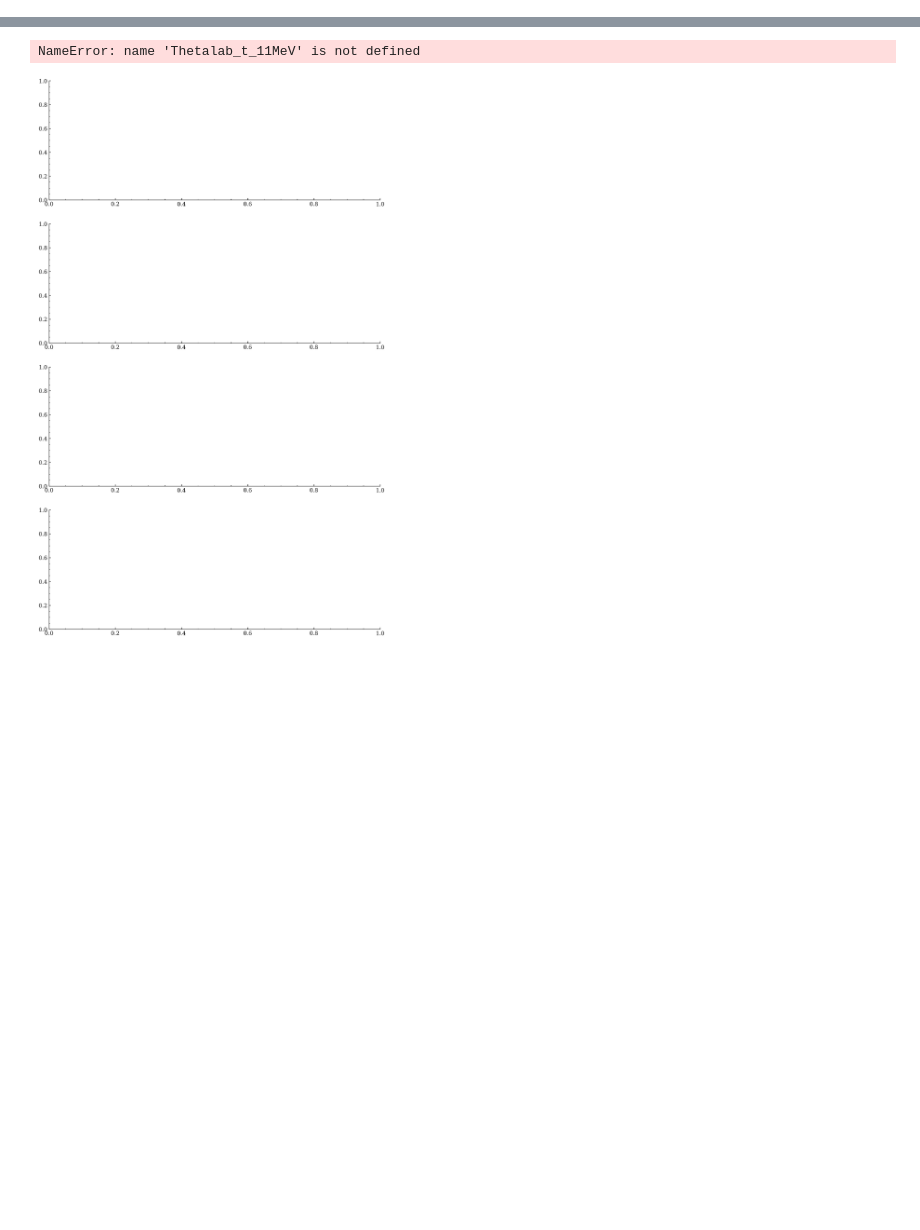
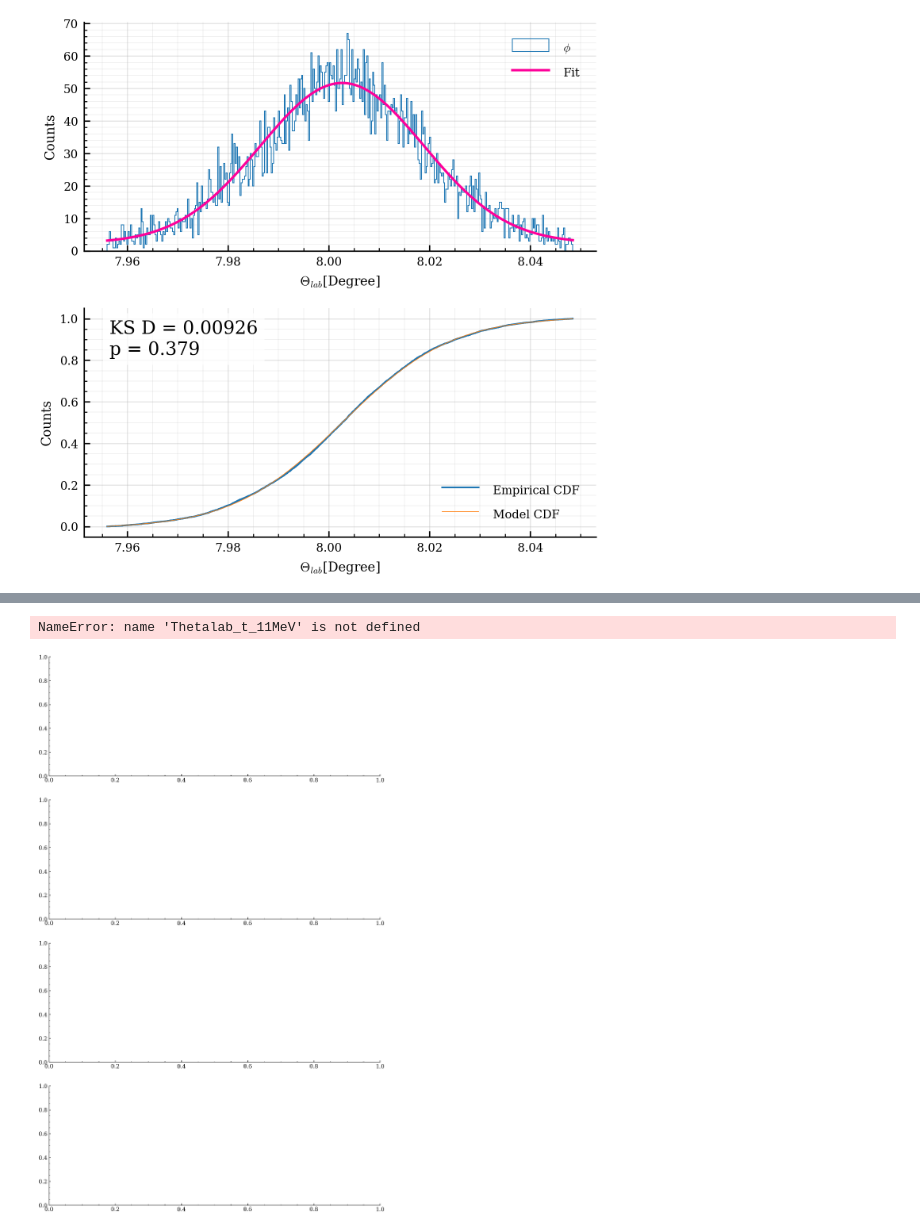
Before and after one commit to htametahI/G4EMMA, a Jupyter notebook: UserDir/ExcitationEnergy/check_results.ipynb, the cells around one changed output, grey strips where cells are left out. Cells and saved outputs as stored; diff of their text form; code cells hidden in the pictures; blank space fills up the shorter version.

```diff
--- a/UserDir/ExcitationEnergy/check_results.ipynb
+++ b/UserDir/ExcitationEnergy/check_results.ipynb
@@ -174,3 +243,70 @@ np.float64(7.8125)
+# %%
+fig, ax = plt.subplots(2, figsize = (5, 5))
+e = np.linspace(min(Exc), max(Exc), 10000)
+counts, edges, patches = ax[0].hist(Exc, bins = 400, histtype="step", linewidth=0.5,label = r"$\phi$")
+bin_width = edges[1] - edges[0]
+# NORMALIZATION!
+Z = stats.norm.cdf(hi, loc = E_hat, scale = sigma_hat) - stats.norm.cdf(lo, loc = E_hat, scale = sigma_hat)
+signal_density = stats.norm.pdf(e, loc=E_hat, scale=sigma_hat) / Z
+bkg_density = 1.0 / (hi - lo)
+
+expected_counts = N * bin_width * (f_hat * signal_density + (1 - f_hat) * bkg_density)
+ax[0].plot(e, expected_counts, color = "#FE019A", label = "Fit")
+# plt.xlim(11, 11.4)
+# plt.savefig("fit.png")
+
+# KS test:
+def model_cdf(t):
+    """CDF of mixture on [lo,hi]: f*truncNorm + (1-f)*Uniform."""
+    t = np.asarray(t, dtype=float)
+    out = np.empty_like(t)
+
+    out[t <= lo] = 0.0
+    out[t >= hi] = 1.0
+
+    mask = (t > lo) & (t < hi)
+    tt = t[mask]
+
+    # NORMALIZATION! truncated Gaussian CDF on [lo,hi]
+    Fs = (stats.norm.cdf(tt, loc=E_hat, scale=sigma_hat) - stats.norm.cdf(lo, loc=E_hat, scale=sigma_hat)) / Z
+    # uniform CDF on [lo,hi]
+    Fb = (tt - lo) / (hi - lo)
+
+    out[mask] = f_hat * Fs + (1.0 - f_hat) * Fb
+    return out
+
+D, p = stats.kstest(Exc, model_cdf)
+
+xs = np.sort(Exc)
+ecdf = np.arange(1, N + 1) / N
+
+ax[1].step(xs, ecdf, where="post", linewidth=1.0, label="Empirical CDF")
+ax[1].plot(e, model_cdf(e), linewidth=0.4, label="Model CDF")
+
+ax[1].set_ylabel("CDF")
+ax[1].set_xlabel(r"$\Theta_{lab}$ [Degree]")  # change label if Exc is energy
+ax[1].legend()
+
+ax[1].text(
+    0.05, 0.95,
+    f"KS D = {D:.3g}\np = {p:.3g}",
+    transform=ax[1].transAxes,
+    va="top",
+    bbox=dict(facecolor="white", alpha=0.8, edgecolor="none")
+)
+
+
+for i in ax.ravel():
+    prettify(i)
+    i.legend()
+    i.set_xlabel(r"$\Theta_{lab}$[Degree]")
+    i.set_ylabel("Counts")
+    # i.set_xbound(-15, 15)
+
+autoscale_fonts(fig, base=10)
+plt.tight_layout()
+# %% [output]
+[figure, added]
 # %%
 bins = 100
 # plt.hist(Thetalab_t, bins = bins)
```
Also changed, not shown: parts of 8 cells of this notebook, 19 other files.
